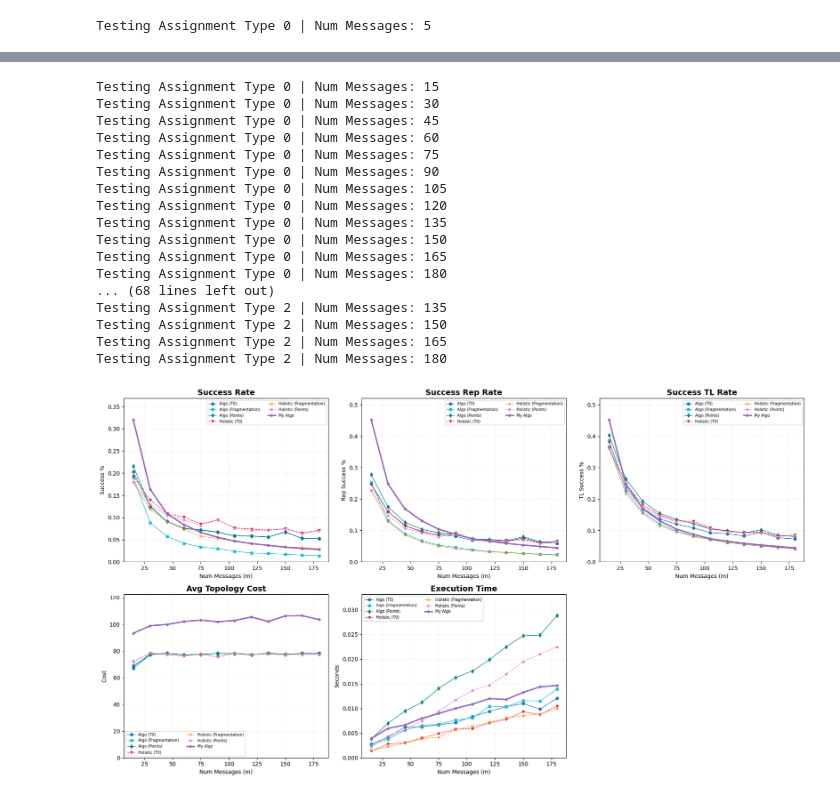
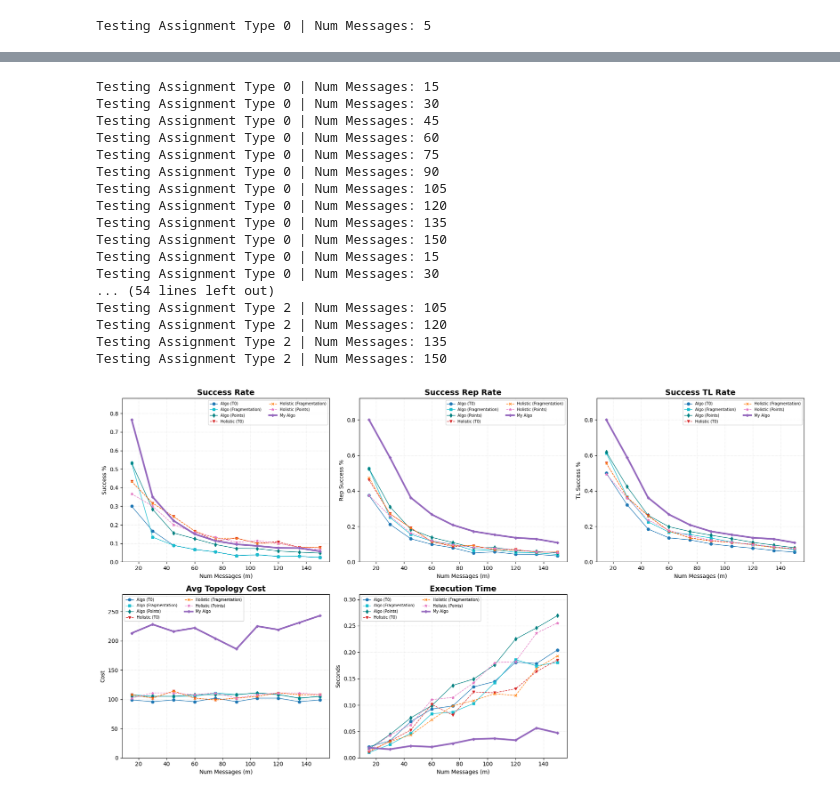
Before and after one commit to ewilipsic/CapstoneThings, a Jupyter notebook: compare_assignments.ipynb, the cells around one changed output, grey strips where cells are left out. Cells and saved outputs as stored; diff of their text form; code cells hidden in the pictures.

```diff
--- a/compare_assignments.ipynb
+++ b/compare_assignments.ipynb
@@ -443,0 +464,14 @@ print(success)
+# %%
+import matplotlib.pyplot as plt
+num_ecu = 2
+num_bridges = 0
+bridge_limit = 1
+link_build_cost = 2
+assignment_type = 0
+yens_kmax = 20
+
+M = tsn.VectorMessage([tsn.Message(0,1,3,5,1),tsn.Message(0,1,3,10,1)])
+output = tsn.my_algo(num_ecu,num_bridges,M,bridge_limit,link_build_cost,yens_kmax,assignment_type,0)
+
+success = successfulPercetage(M,output)
+print(success)
@@ -466,7 +502,7 @@ def run_experiment(Routing_Algortihm,assignment_type):
         total_success_rep = 0
         total_success_tl = 0
 
-        runs = 100
+        runs = 2
         for seed in range(runs):
             M = tsn.makeInputs(num_ecu, num_bridges, num_messages, base_period,
                                period_choice, period_choice_weights,
@@ -475,6 +511,8 @@ def run_experiment(Routing_Algortihm,assignment_type):
             start = time.time()
             output = Routing_Algortihm(num_ecu, num_bridges, M, bridge_limit, link_build_cost,yens_kmax, assignment_type)
             end = time.time()
+            M = output.sorted_messages
+
 
             if(check_overlap(M,output) == 0): print(f"Overlap Detected: seed {seed}")
 
@@ -575,7 +614,7 @@ datasets = [
     (data_3, 'Holistic (T0)', 'v--', 'tab:red', 1),
     (data_4, 'Holistic (Fragmentation)', 'x--', 'tab:orange', 1),
     (data_5, 'Holistic (Points)', '*--', 'tab:pink', 1), # Made thicker
-    (data_6, 'My Algo', 'P-', 'tab:purple', 2.5)          # Included data_6 and made it thicker
+    (data_6, 'My Algo', 'P-', 'tab:purple', 3)          # Included data_6 and made it thicker
 ]
 
 # Define the metrics in the requested order
@@ -632,14 +671,14 @@ Testing Assignment Type 2 | Num Messages: 180
 # %%
 # --- Setup Parameters ---
 num_ecu, num_bridges = 8, 4
-bridge_limit, link_build_cost = 3, 2
+bridge_limit, link_build_cost = 6, 2
 base_period = 1
 period_choice = tsn.VectorInt([7, 14, 28])
-period_choice_weights = tsn.Vectordouble([0.6, 0.3, 0.1])
+period_choice_weights = tsn.Vectordouble([0.5, 0.3, 0.2])
 min_size, max_size = 4,4
 min_tl, max_tl = 2, 2
 yens_kmax = 40
-message_counts = [15 + 15*i for i in range(12)]
+message_counts = [15 + 15*i for i in range(10)]
 
 # --- Run Experiments ---
 _, data_6 = run_experiment(tsn.my_algo,0)
@@ -666,7 +705,7 @@ datasets = [
     (data_3, 'Holistic (T0)', 'v--', 'tab:red', 1),
     (data_4, 'Holistic (Fragmentation)', 'x--', 'tab:orange', 1),
     (data_5, 'Holistic (Points)', '*--', 'tab:pink', 1), # Made thicker
-    (data_6, 'My Algo', 'P-', 'tab:purple', 2.5)          # Included data_6 and made it thicker
+    (data_6, 'My Algo', 'P-', 'tab:purple', 3)          # Included data_6 and made it thicker
 ]
 
 # Define the metrics in the requested order
@@ -687,39 +726,39 @@ for i, (key, ylabel, title) in enumerate(metrics):
     axs[i].set_title(title, fontsize=14, fontweight='bold')
     axs[i].set_xlabel('Num Messages (m)')
     axs[i].set_ylabel(ylabel)
 
     # Set Y-axis limits dynamically
     y_vals = [val for d, _, _, _, _ in datasets for val in d[key]]
     if y_vals:
         axs[i].set_ylim(0, max(y_vals) * 1.15)
 
     axs[i].legend(fontsize='x-small', ncol=2)
     axs[i].grid(True, linestyle=':', alpha=0.4)
 
 # Remove the empty 6th subplot (index 5)
 fig.delaxes(axs[5])
 
 plt.tight_layout()
 plt.show()
 # %% [output]
 Testing Assignment Type 0 | Num Messages: 15
 Testing Assignment Type 0 | Num Messages: 30
 Testing Assignment Type 0 | Num Messages: 45
 Testing Assignment Type 0 | Num Messages: 60
 Testing Assignment Type 0 | Num Messages: 75
 Testing Assignment Type 0 | Num Messages: 90
 Testing Assignment Type 0 | Num Messages: 105
 Testing Assignment Type 0 | Num Messages: 120
 Testing Assignment Type 0 | Num Messages: 135
 Testing Assignment Type 0 | Num Messages: 150
-Testing Assignment Type 0 | Num Messages: 165
-Testing Assignment Type 0 | Num Messages: 180
-... (68 lines left out)
+Testing Assignment Type 0 | Num Messages: 15
+Testing Assignment Type 0 | Num Messages: 30
+... (54 lines left out)
+Testing Assignment Type 2 | Num Messages: 105
+Testing Assignment Type 2 | Num Messages: 120
 Testing Assignment Type 2 | Num Messages: 135
 Testing Assignment Type 2 | Num Messages: 150
-Testing Assignment Type 2 | Num Messages: 165
-Testing Assignment Type 2 | Num Messages: 180
-[figure, old version]
+[figure, new version]
 # %%
 # --- Setup Parameters ---
 num_ecu, num_bridges = 6, 6
```
Also changed, not shown: parts of 9 cells of this notebook, 12 other files.
